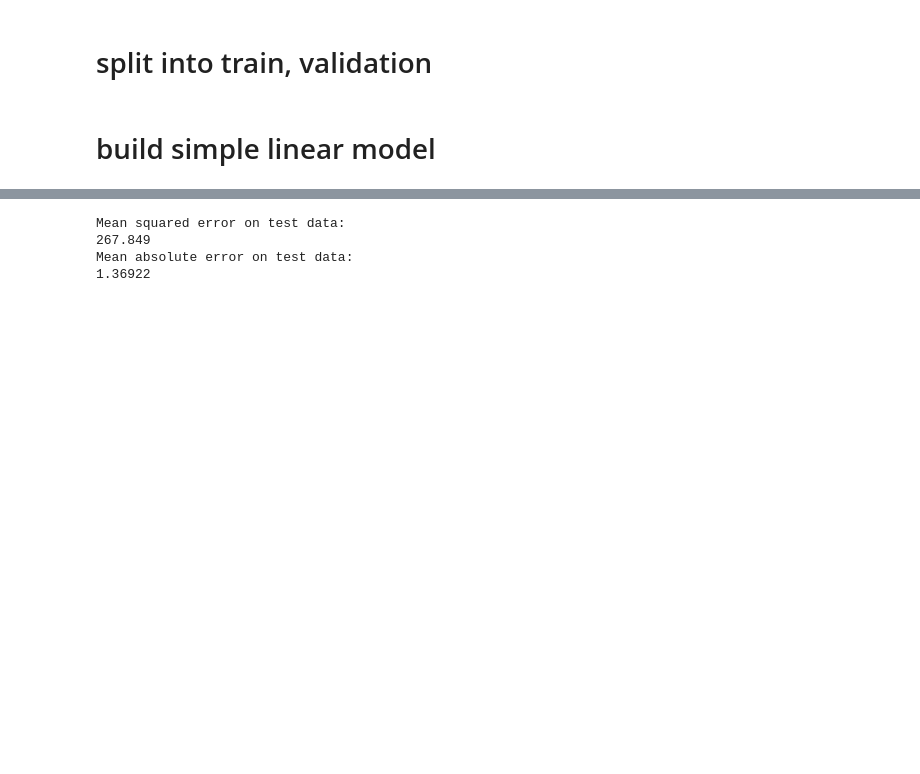
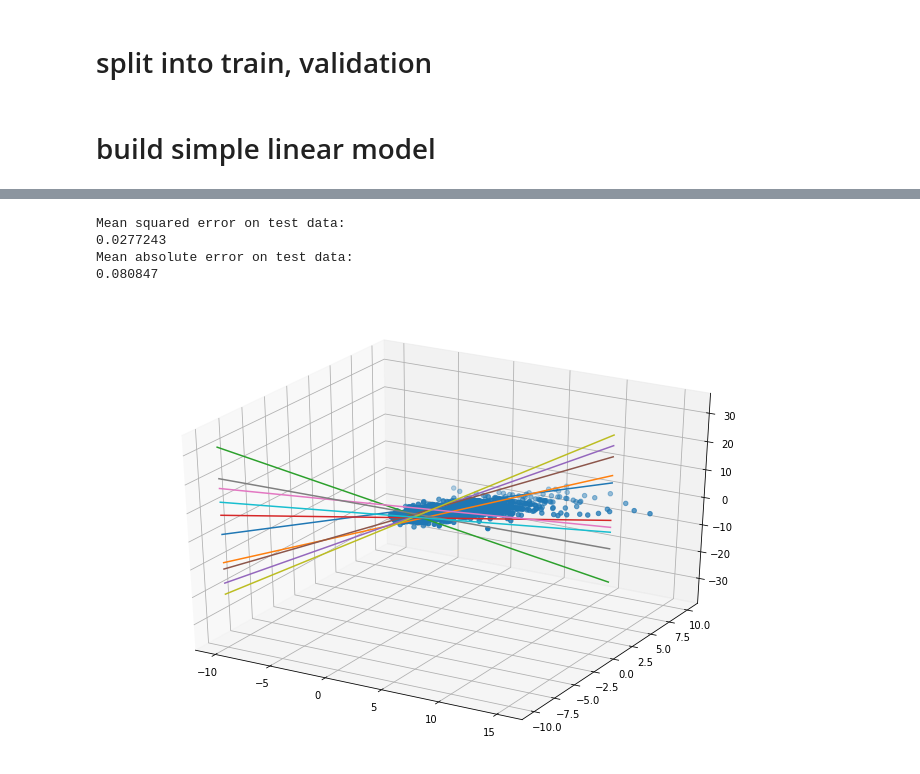
Before and after one commit to cavaunpeu/random-effects-neural-networks, a Jupyter notebook: zillow.ipynb, the cells around one changed output, grey strips where cells are left out. Saved outputs shown, nothing was run; the diff lists cells and outputs as text; code cells hidden in the pictures; blank space fills up the shorter version.

```diff
--- a/zillow.ipynb
+++ b/zillow.ipynb
@@ -124,4 +136,4 @@ train_df.dropna(inplace=True)
 # %%
-X_train, X_val, y_train, y_val = train_test_split(train_df, train_df['logerror'], test_size=0.5, random_state=42)
+X_train, X_val, y_train, y_val = train_test_split(X, y, test_size=0.5, random_state=42)
 # %% [markdown]
 # build simple linear model
@@ -131,8 +142,13 @@ N = len(X_train)
 # %%
-area_live_finished = tf.placeholder(tf.float32, [N, D])
-β_area_live_finished = Normal(loc=tf.zeros(D), scale=tf.ones(D))
+# fixed effects placeholders
+fixed_effects = tf.placeholder(tf.float32, [N, D])
+
+# fixed effects weights
+β_fixed_effects = Normal(loc=tf.zeros(D), scale=tf.ones(D))
 α = Normal(loc=tf.zeros(1), scale=tf.ones(1))
-y = Normal(loc=ed.dot(area_live_finished, β_area_live_finished) + α, scale=tf.ones(N))
+
+# model
+y = Normal(loc=ed.dot(fixed_effects, β_fixed_effects) + α, scale=tf.ones(N))
 # %%
 # `log(exp(features) + 1)`
 # %%
@@ -150,11 +175,11 @@ y_post = ed.copy(y, {β_area_live_finished: qβ_area_live_finished, α: qα})
 # %%
 print("Mean squared error on test data:")
-print(ed.evaluate('mean_squared_error', data={area_live_finished: X_val['area_live_finished'].values.reshape(-1, 1), y_post: y_val.values}))
+print(ed.evaluate('mean_squared_error', data={fixed_effects: X_val, y_post: y_val}))
 
 print("Mean absolute error on test data:")
-print(ed.evaluate('mean_absolute_error', data={area_live_finished: X_val['area_live_finished'].values.reshape(-1, 1), y_post: y_val.values}))
+print(ed.evaluate('mean_absolute_error', data={fixed_effects: X_val, y_post: y_val}))
 # %% [output]
 Mean squared error on test data:
-267.849
+0.0277243
 Mean absolute error on test data:
-1.36922
+0.080847
@@ -179,0 +207,5 @@ def visualise(X_data, y_data, w, b, n_samples=10):
+# %%
+# Visualize samples from the prior along 2 dimensions.
+visualise_3d(X_train, y_train, β_fixed_effects, α, n_samples=10)
+# %% [output]
+[figure, added]
```
Also changed, not shown: parts of 13 cells of this notebook.
